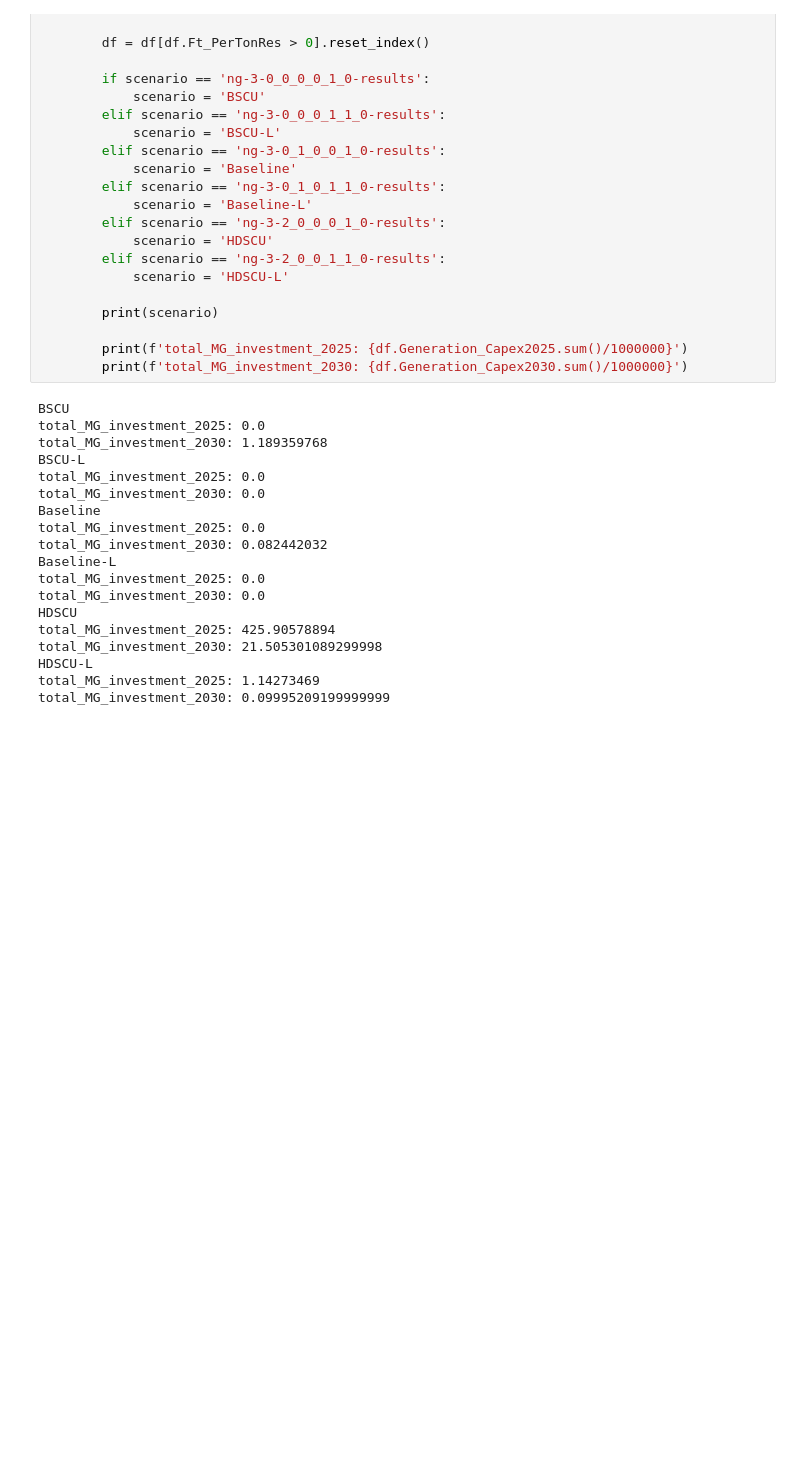
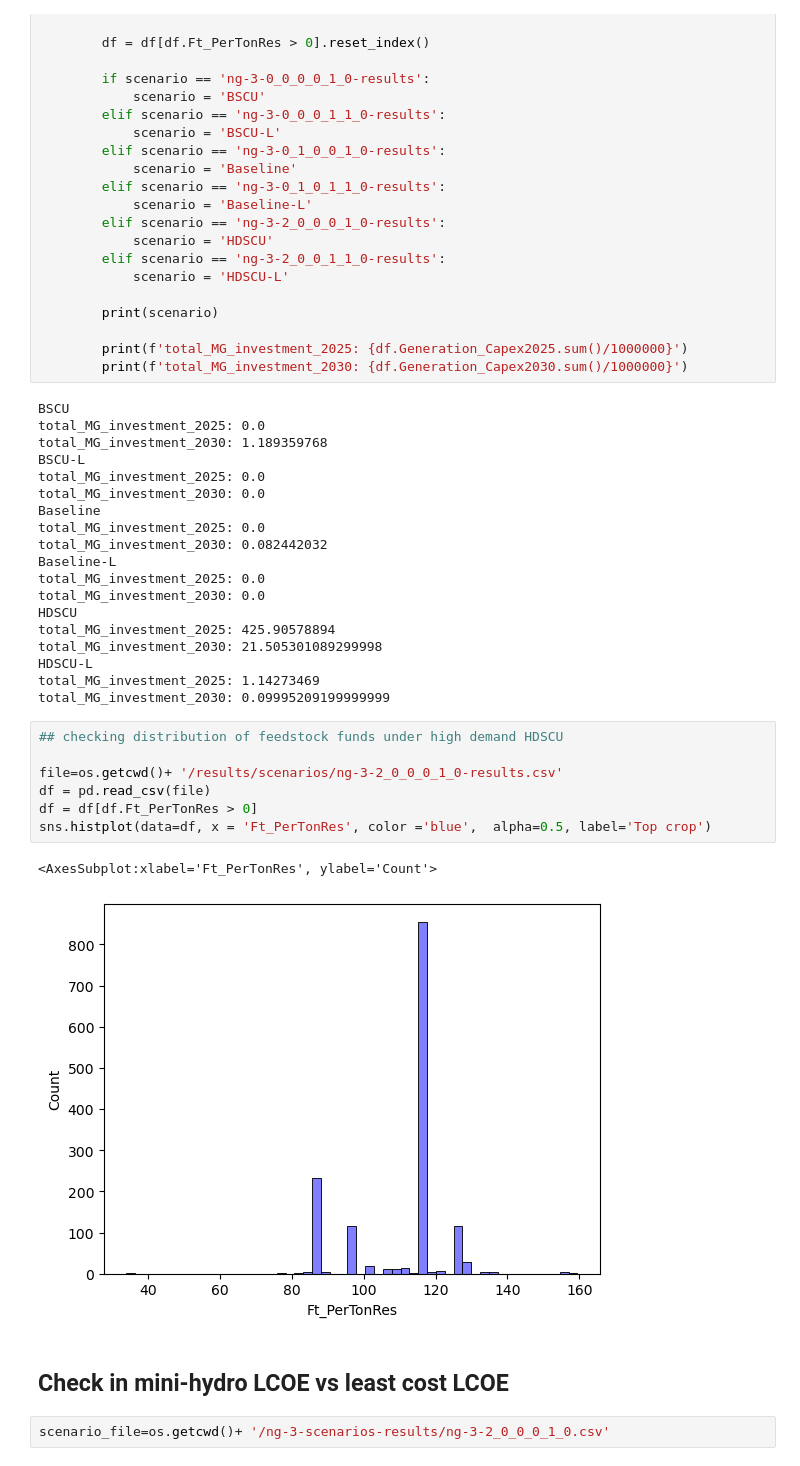
Before and after one commit to GEP-Bioenergy/gep_bio, a Jupyter notebook: checks.ipynb, the cells around one changed output. Cells and saved outputs as stored; diff of their text form; blank space fills up the shorter version.

```diff
--- a/checks.ipynb
+++ b/checks.ipynb
@@ -96,3 +97,17 @@ total_MG_investment_2030: 21.505301089299998
 HDSCU-L
 total_MG_investment_2025: 1.14273469
 total_MG_investment_2030: 0.09995209199999999
+# %%
+## checking distribution of feedstock funds under high demand HDSCU
+
+file=os.getcwd()+ '/results/scenarios/ng-3-2_0_0_0_1_0-results.csv'
+df = pd.read_csv(file)
+df = df[df.Ft_PerTonRes > 0]
+sns.histplot(data=df, x = 'Ft_PerTonRes', color ='blue',  alpha=0.5, label='Top crop')
+# %% [output]
+<AxesSubplot:xlabel='Ft_PerTonRes', ylabel='Count'>
+[figure, added]
+# %% [markdown]
+## Check in mini-hydro LCOE vs least cost LCOE
+# %%
+scenario_file=os.getcwd()+ '/ng-3-scenarios-results/ng-3-2_0_0_0_1_0.csv'
```
Also changed, not shown: parts of 8 cells of this notebook, 3 other files.
